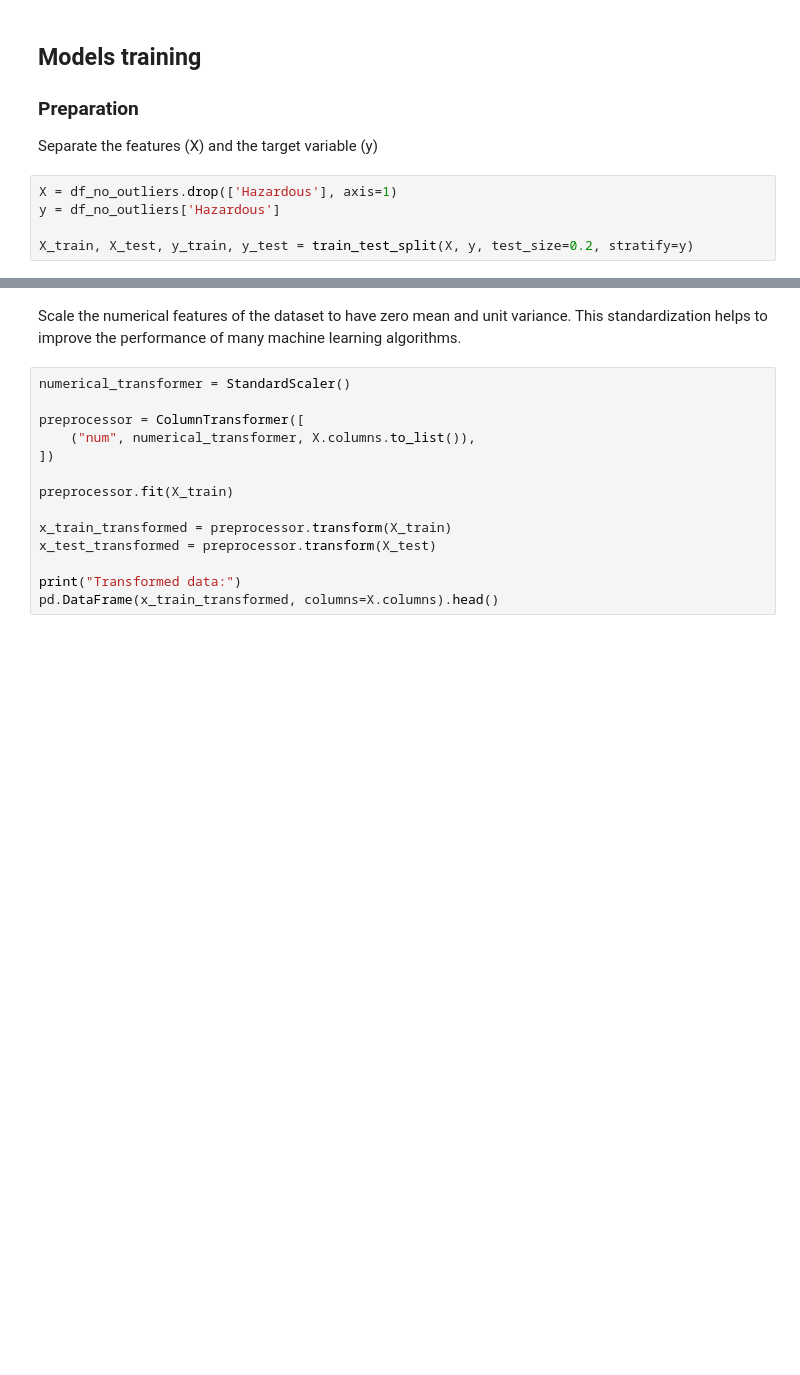
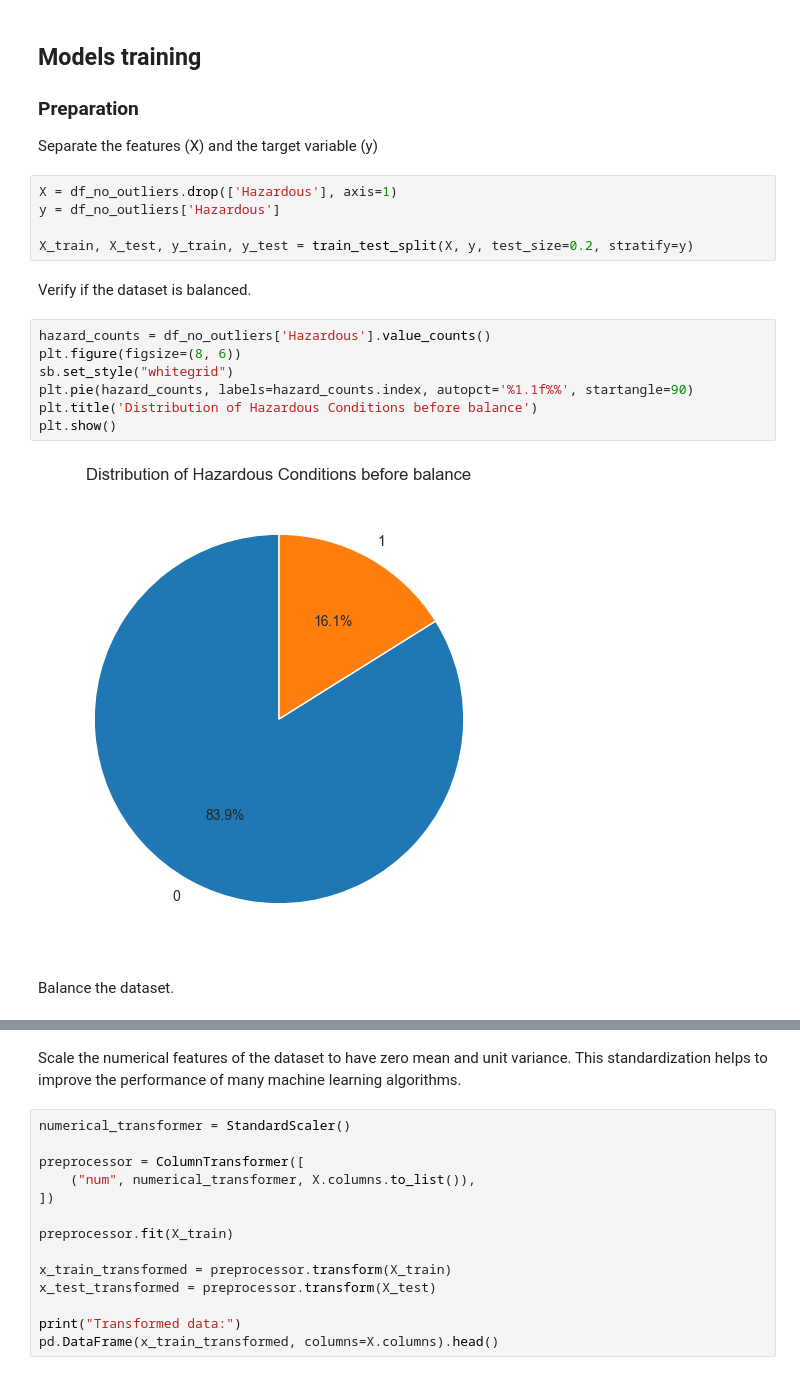
Before and after one commit to Mansur-Mustafin/AI-NASA-asteroids, a Jupyter notebook: main.ipynb, the cells around one changed output, grey strips where cells are left out. Saved outputs shown, nothing was run; the diff lists cells and outputs as text; blank space fills up the shorter version.

Commit message:
added balance

```diff
--- a/main.ipynb
+++ b/main.ipynb
@@ -154,3 +207,16 @@ X = df_no_outliers.drop(['Hazardous'], axis=1)
 y = df_no_outliers['Hazardous']
 
 X_train, X_test, y_train, y_test = train_test_split(X, y, test_size=0.2, stratify=y)
+# %% [markdown]
+Verify if the dataset is balanced.
+# %%
+hazard_counts = df_no_outliers['Hazardous'].value_counts()
+plt.figure(figsize=(8, 6))
+sb.set_style("whitegrid")
+plt.pie(hazard_counts, labels=hazard_counts.index, autopct='%1.1f%%', startangle=90)
+plt.title('Distribution of Hazardous Conditions before balance')
+plt.show()
+# %% [output]
+[figure, added]
+# %% [markdown]
+Balance the dataset.
```
Also changed, not shown: parts of 22 cells of this notebook, 2 other files.
